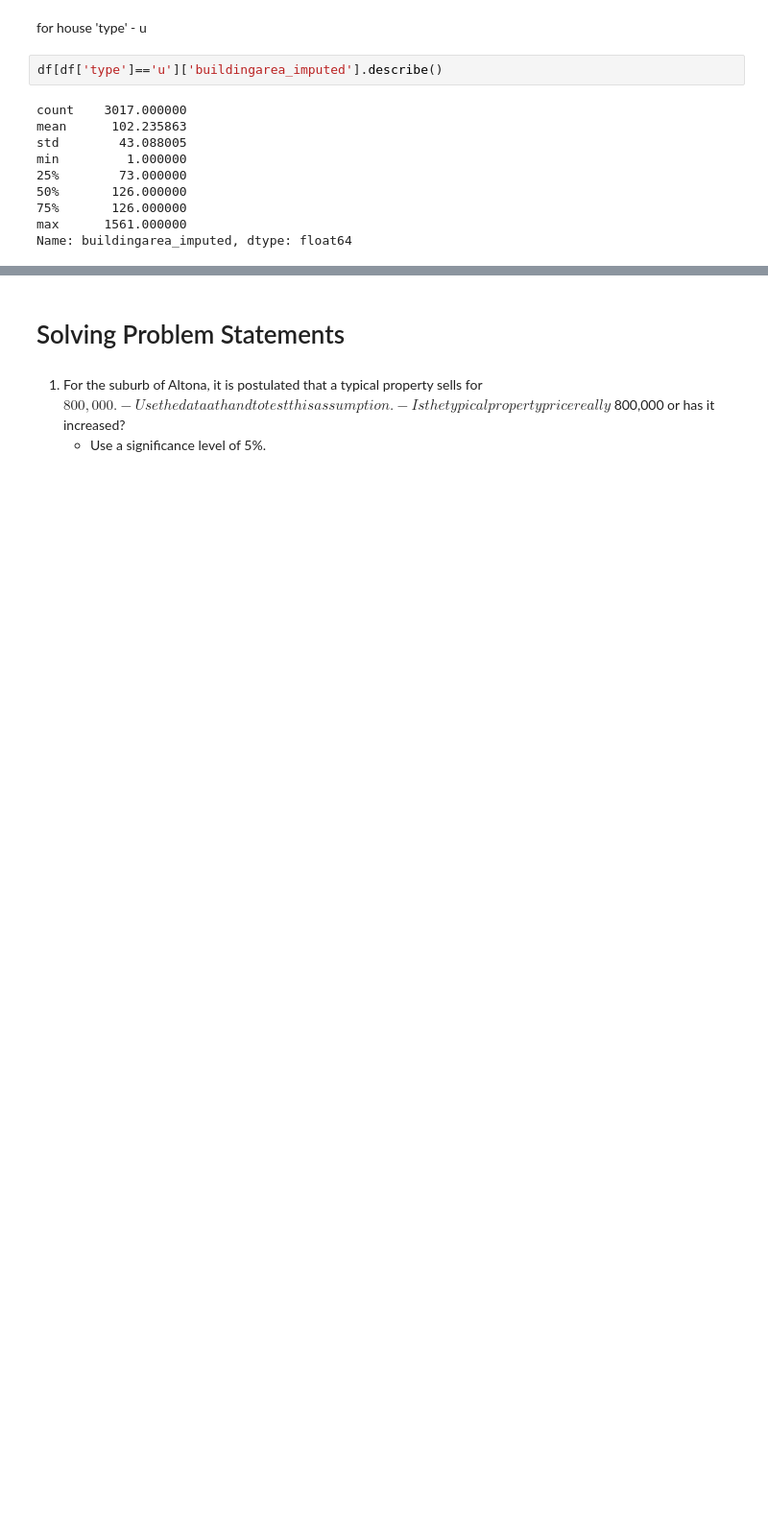
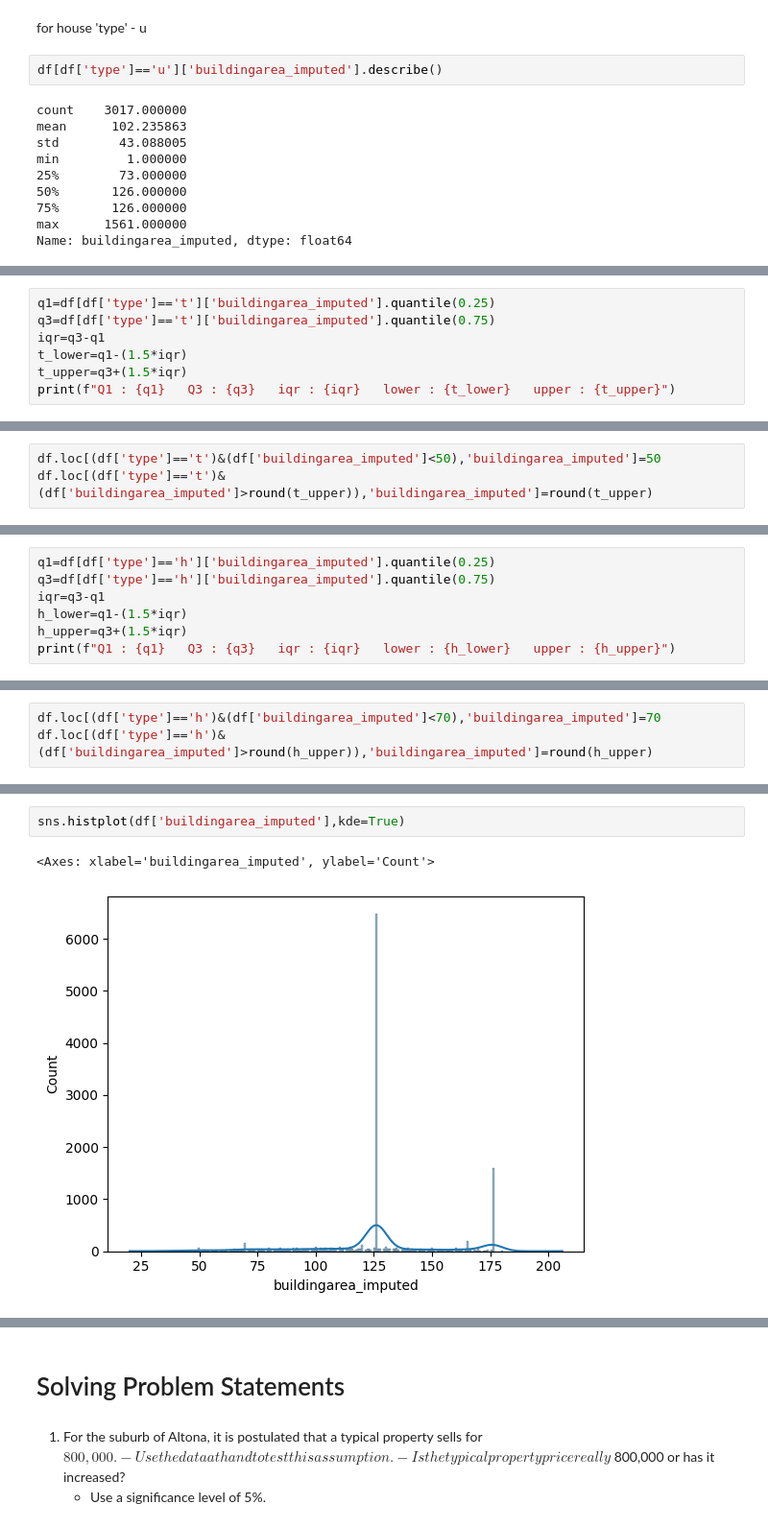
Before and after one commit to SKMsushant/HeroVired, a Jupyter notebook: statistics_graded_assignment/Sushant_kumar_PGDSAIML_1.ipynb, the cells around one changed output, grey strips where cells are left out. Shown at 96% size. Drawn from its saved outputs; the diff is of its cells as text; blank space fills up the shorter version.

```diff
--- a/statistics_graded_assignment/Sushant_kumar_PGDSAIML_1.ipynb
+++ b/statistics_graded_assignment/Sushant_kumar_PGDSAIML_1.ipynb
@@ -3376,0 +3254,7 @@ Length: 13573, dtype: bool
+# %%
+q1=df[df['type']=='t']['buildingarea_imputed'].quantile(0.25)
+q3=df[df['type']=='t']['buildingarea_imputed'].quantile(0.75)
+iqr=q3-q1
+t_lower=q1-(1.5*iqr)
+t_upper=q3+(1.5*iqr)
+print(f"Q1 : {q1}   Q3 : {q3}   iqr : {iqr}   lower : {t_lower}   upper : {t_upper}")
@@ -3376,0 +3263,3 @@ Length: 13573, dtype: bool
+# %%
+df.loc[(df['type']=='t')&(df['buildingarea_imputed']<50),'buildingarea_imputed']=50
+df.loc[(df['type']=='t')&(df['buildingarea_imputed']>round(t_upper)),'buildingarea_imputed']=round(t_upper)
@@ -3376,0 +3292,7 @@ Length: 13573, dtype: bool
+# %%
+q1=df[df['type']=='h']['buildingarea_imputed'].quantile(0.25)
+q3=df[df['type']=='h']['buildingarea_imputed'].quantile(0.75)
+iqr=q3-q1
+h_lower=q1-(1.5*iqr)
+h_upper=q3+(1.5*iqr)
+print(f"Q1 : {q1}   Q3 : {q3}   iqr : {iqr}   lower : {h_lower}   upper : {h_upper}")
@@ -3376,0 +3301,3 @@ Length: 13573, dtype: bool
+# %%
+df.loc[(df['type']=='h')&(df['buildingarea_imputed']<70),'buildingarea_imputed']=70
+df.loc[(df['type']=='h')&(df['buildingarea_imputed']>round(h_upper)),'buildingarea_imputed']=round(h_upper)
@@ -3376,0 +3316,5 @@ Length: 13573, dtype: bool
+# %%
+sns.histplot(df['buildingarea_imputed'],kde=True)
+# %% [output]
+<Axes: xlabel='buildingarea_imputed', ylabel='Count'>
+[figure, added]
```
Also changed, not shown: parts of 152 cells of this notebook.
